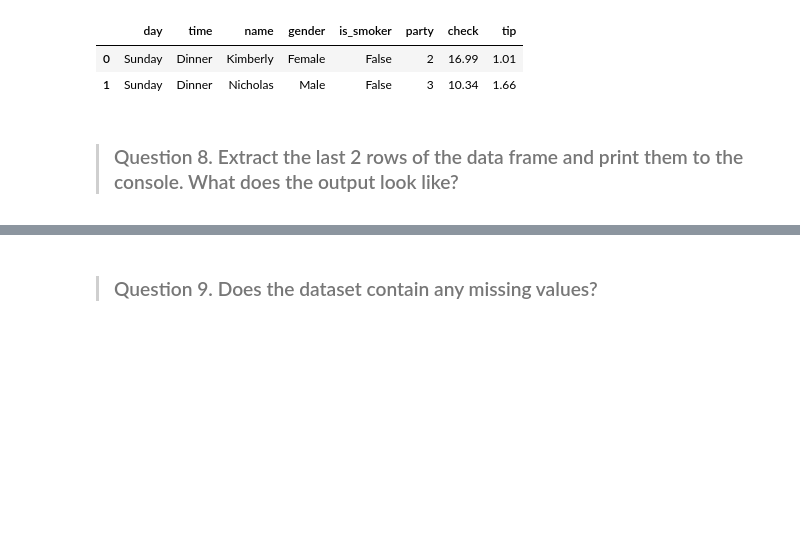
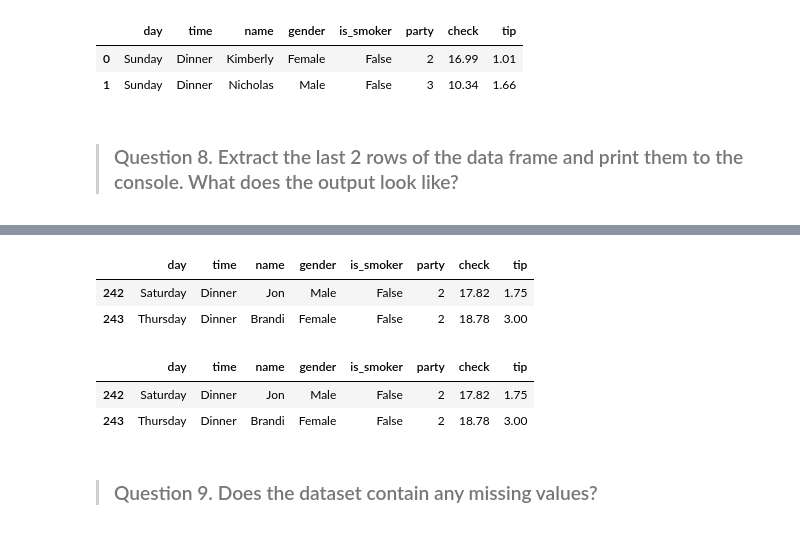
Before and after one commit to Slamare/DS-SF-42, a Jupyter notebook: classes/02/notebooks/assignment-02-the-pandas-library-starter-code.ipynb, the cells around one changed output, grey strips where cells are left out. Saved outputs shown, nothing was run; the diff lists cells and outputs as text; code cells hidden in the pictures; blank space fills up the shorter version.

```diff
--- a/classes/02/notebooks/assignment-02-the-pandas-library-starter-code.ipynb
+++ b/classes/02/notebooks/assignment-02-the-pandas-library-starter-code.ipynb
@@ -93,3 +98,19 @@ df.loc[[0,1], :]
+# %%
+# same as above different method
+df.iloc[242:]
+# loc is need to know the index to call it
+# iloc you know the index name to reference when calling
+# %% [output]
+|  | day | time | name | gender | is_smoker | party | check | tip |
+| 242 | Saturday | Dinner | Jon | Male | False | 2 | 17.82 | 1.75 |
+| 243 | Thursday | Dinner | Brandi | Female | False | 2 | 18.78 | 3.00 |
+# %%
+#same as above different method
+df.iloc[-2:]
+# %% [output]
+|  | day | time | name | gender | is_smoker | party | check | tip |
+| 242 | Saturday | Dinner | Jon | Male | False | 2 | 17.82 | 1.75 |
+| 243 | Thursday | Dinner | Brandi | Female | False | 2 | 18.78 | 3.00 |
 # %% [markdown]
 > ### Question 9.  Does the dataset contain any missing values?
 # %%
```
Also changed, not shown: parts of 8 cells of this notebook, 1 other file.
